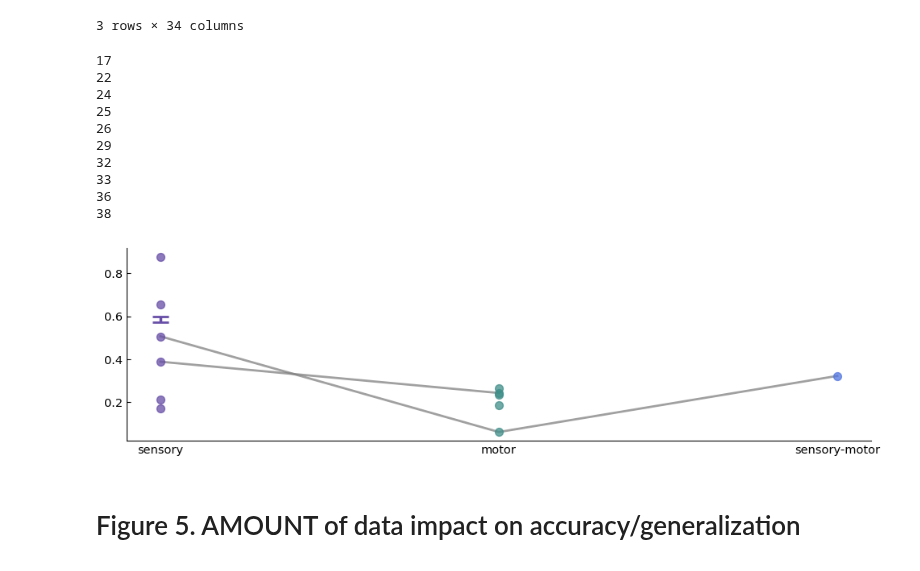
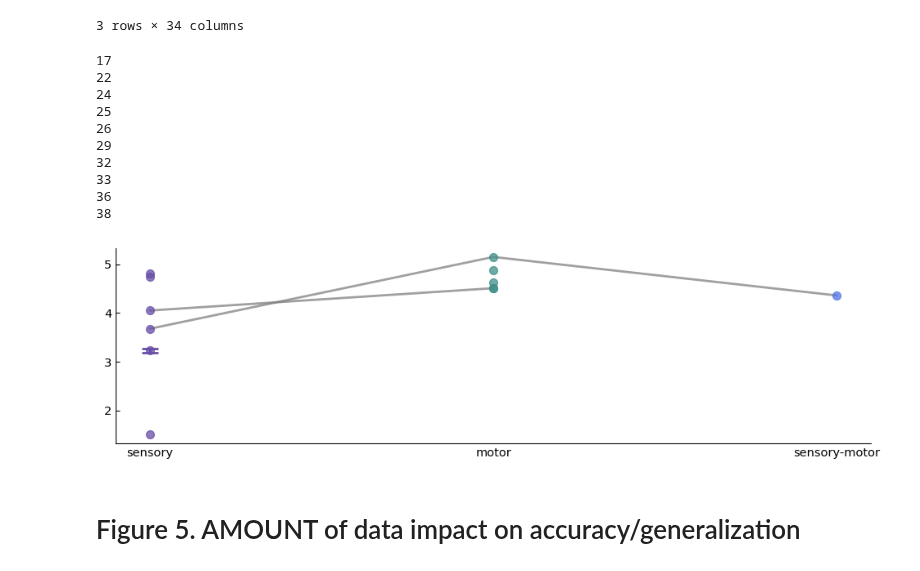
Before and after one commit to mayolabvision/NeuralDecoding, a Jupyter notebook: analyses/etra_plots.ipynb, the cells around one changed output. Drawn from its saved outputs; the diff is of its cells as text; code cells hidden in the pictures.

```diff
--- a/analyses/etra_plots.ipynb
+++ b/analyses/etra_plots.ipynb
@@ -887,11 +887,13 @@ fig, ax = plt.subplots(figsize=(10, 3))
 plt.rcParams.update({'font.size': 10.5})
 fig.tight_layout()
 
+val = 'rmse_test_mn'
+
 #for c, kin in enumerate(df['output'].unique()):
 for s,sess in enumerate(df['sess'].unique()):
-    mt_only = df.loc[(df['sess']==sess) & (df['nFEF']==0)]['R2_test_mn'].values
-    fef_only = df.loc[(df['sess']==sess) & (df['nMT']==0)]['R2_test_mn'].values
-    mtfef = df.loc[(df['sess']==sess) & (df['nMT']!=0) & (df['nFEF']!=0)]['R2_test_mn'].values
+    mt_only = df.loc[(df['sess']==sess) & (df['nFEF']==0)][val].values
+    fef_only = df.loc[(df['sess']==sess) & (df['nMT']==0)][val].values
+    mtfef = df.loc[(df['sess']==sess) & (df['nMT']!=0) & (df['nFEF']!=0)][val].values
 
     n = 10
     means=([np.mean(mt_only),np.mean(fef_only),np.mean(mtfef)])
@@ -904,34 +906,34 @@ for s,sess in enumerate(df['sess'].unique()):
             ax.errorbar(pos, y, yerr, lw=2.5, capsize=7.5, capthick=2, color=color, zorder=1)
     else:
         ax.plot(ind,means,color='gray',alpha=0.75,linestyle='solid',linewidth=2,label=s,zorder=0)
         for pos, y, yerr, color in zip(ind, means, err, etra_cols): #Loop through methods and plot error bars
             ax.scatter(pos, y, c=color, marker='.', s=200, alpha=0.75, zorder=2, edgecolors='face')
 
 
 
 
 
     ax.set_xticks([0,1,2])
     ax.set_xticklabels(['sensory','motor','sensory-motor'], rotation=0)
     ax.tick_params(direction='in',bottom=0)
     ax.spines['right'].set_color('none')
     ax.spines['top'].set_color('none')
 
     print(sess)
 #plt.subplots_adjust(wspace=0.1, hspace=0.15)
 #fig.savefig(FIG_FOLDER+'/r2_allSessions.png', dpi=600, bbox_inches='tight')
 # %% [output]
 17
 22
 24
 25
 26
 29
 32
 33
 36
 38
-[figure, old version]
+[figure, new version]
 # %% [markdown]
 # Figure 5. AMOUNT of data impact on accuracy/generalization
 # %%
```
